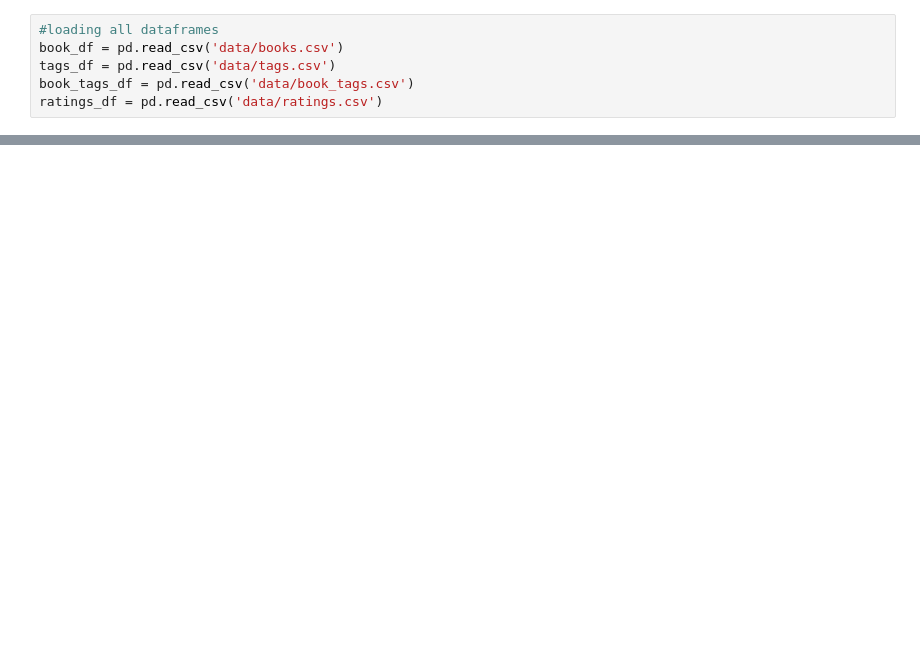
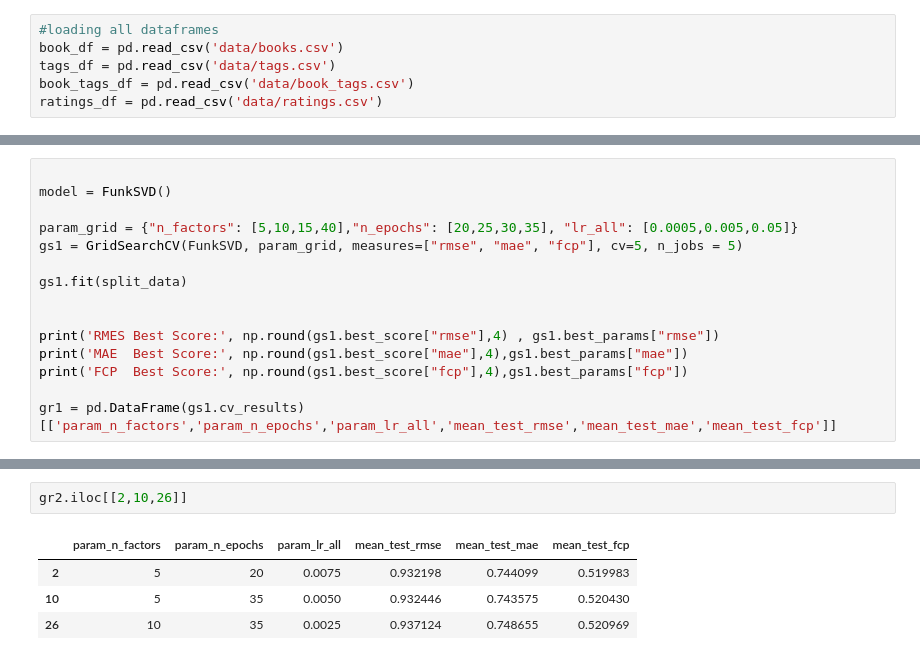
Before and after one commit to CamelSal/BookRecommender, a Jupyter notebook: SVD_Modeling.ipynb, the cells around one changed output, grey strips where cells are left out. Cells and saved outputs as stored; diff of their text form; blank space fills up the shorter version.

```diff
--- a/SVD_Modeling.ipynb
+++ b/SVD_Modeling.ipynb
@@ -448,0 +171,15 @@ llrate_df = pd.read_csv('llrate_backup.csv', index_col= 0 )
+# %%
+
+model = FunkSVD()
+
+param_grid = {"n_factors": [5,10,15,40],"n_epochs": [20,25,30,35], "lr_all": [0.0005,0.005,0.05]}
+gs1 = GridSearchCV(FunkSVD, param_grid, measures=["rmse", "mae", "fcp"], cv=5, n_jobs = 5)
+
+gs1.fit(split_data)
+
+
+print('RMES Best Score:', np.round(gs1.best_score["rmse"],4) , gs1.best_params["rmse"])
+print('MAE  Best Score:', np.round(gs1.best_score["mae"],4),gs1.best_params["mae"])
+print('FCP  Best Score:', np.round(gs1.best_score["fcp"],4),gs1.best_params["fcp"])
+
+gr1 = pd.DataFrame(gs1.cv_results)[['param_n_factors','param_n_epochs','param_lr_all','mean_test_rmse','mean_test_mae','mean_test_fcp']]
@@ -448,0 +214,7 @@ llrate_df = pd.read_csv('llrate_backup.csv', index_col= 0 )
+# %%
+gr2.iloc[[2,10,26]]
+# %% [output]
+|  | param_n_factors | param_n_epochs | param_lr_all | mean_test_rmse | mean_test_mae | mean_test_fcp |
+| 2 | 5 | 20 | 0.0075 | 0.932198 | 0.744099 | 0.519983 |
+| 10 | 5 | 35 | 0.0050 | 0.932446 | 0.743575 | 0.520430 |
+| 26 | 10 | 35 | 0.0025 | 0.937124 | 0.748655 | 0.520969 |
```
Also changed, not shown: parts of 62 cells of this notebook.
